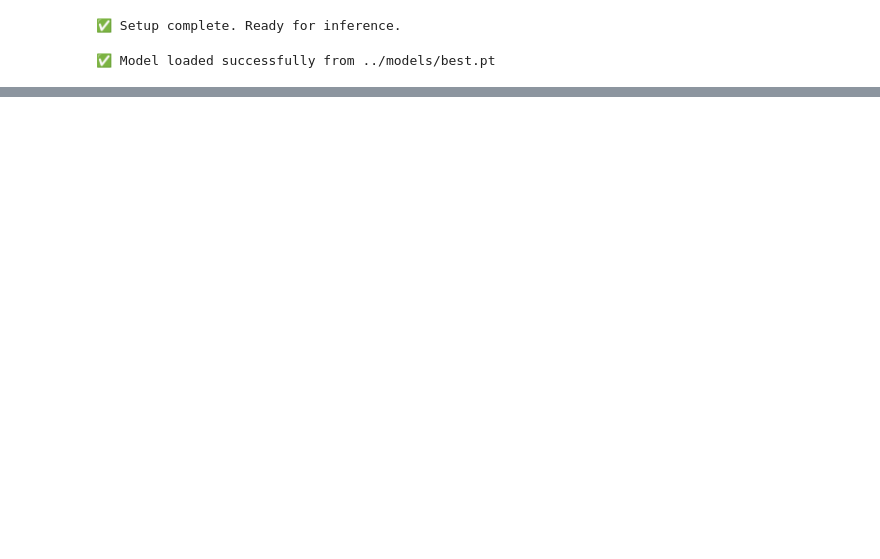
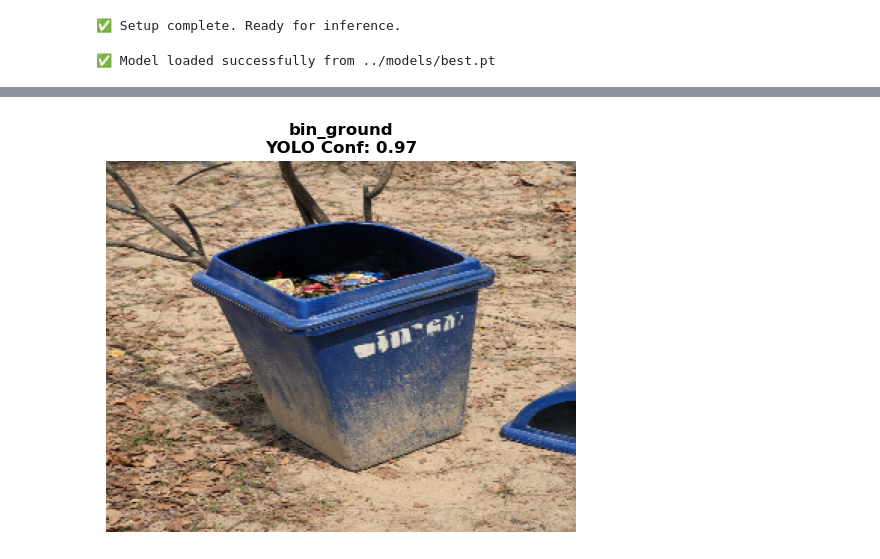
Before and after one commit to Ronit-k/SignalSprint, a Jupyter notebook: ml_backend/notebooks/pipeline.ipynb, the cells around one changed output, grey strips where cells are left out. Saved outputs shown, nothing was run; the diff lists cells and outputs as text; code cells hidden in the pictures; blank space fills up the shorter version.

Commit message:
pipeline update

```diff
--- a/ml_backend/notebooks/pipeline.ipynb
+++ b/ml_backend/notebooks/pipeline.ipynb
@@ -55,34 +55,73 @@ Speed: 1.6ms preprocess, 5.0ms inference, 0.4ms postprocess per image at shape (
 # %%
-# We will store our valid targets here for Stage 2 (the ViT processing)
-valid_targets = []
+import numpy as np
 
-# result.boxes contains all the bounding boxes found in the image
+# YOLO stores the original image array right in the result object (in BGR format)
+original_img = result.orig_img
+img_h, img_w = original_img.shape[:2]
+
+# Store our processed, padded crops here to pass to the ViT in Stage 2
+vit_inputs = []
+
+print("✂️ Processing YOLO detections and extracting 50% Halo crops...\n")
+
 for box in result.boxes:
-    # 1. Extract data
+    # 1. Extract raw data
     class_id = int(box.cls[0].item())
     confidence = float(box.conf[0].item())
     class_name = CLASS_NAMES[class_id]
 
-    # Get bounding box coordinates [x_min, y_min, x_max, y_max]
-    x1, y1, x2, y2 = map(int, box.xyxy[0].tolist())
-
-    # 2. THE SINK LOGIC: If it's a trap, we completely ignore it!
+    # 2. THE SINK LOGIC: Ignore trap objects immediately
     if class_name == "trap_object":
         print(f"🛡️ Ignored a {class_name} (Conf: {confidence:.2f})")
         continue
 
-    # 3. Process actual targets (Classes 0, 1, 2)
-    print(f"🎯 Valid Target Found: {class_name} (Conf: {confidence:.2f}) at [{x1}, {y1}, {x2}, {y2}]")
+    # 3. Get original bounding box coordinates
+    x1, y1, x2, y2 = map(float, box.xyxy[0].tolist())
+    bbox_w = x2 - x1
+    bbox_h = y2 - y1
 
-    # We save the cropped image of the bin for Stage 2
-    # cv2 loads images as numpy arrays, so we can just slice them!
-    original_img = cv2.imread(TEST_IMAGE_PATH)
-    cropped_bin = original_img[y1:y2, x1:x2]
+    # 4. 50% Halo Math (Add 25% padding on all 4 sides)
+    pad_x = bbox_w * 0.25
+    pad_y = bbox_h * 0.25
 
-    valid_targets.append({
-        "type": class_name,
-        "crop": cropped_bin,
-        "coords": (x1, y1, x2, y2)
-    })
+    # Calculate new bounds and clamp to image edges to prevent crashing
+    crop_x1 = int(max(0, x1 - pad_x))
+    crop_y1 = int(max(0, y1 - pad_y))
+    crop_x2 = int(min(img_w, x2 + pad_x))
+    crop_y2 = int(min(img_h, y2 + pad_y))
 
-print(f"\n✅ Stage 1 Complete. Passed {len(valid_targets)} valid bins to the pipeline.")
+    # 5. Extract the padded image slice
+    crop_img = original_img[crop_y1:crop_y2, crop_x1:crop_x2]
+
+    if crop_img.size > 0:
+        vit_inputs.append({
+            "type": class_name,
+            "confidence": confidence,
+            "crop": crop_img
+        })
+        print(f"🎯 Extracted Target: {class_name} | Padded Size: {crop_img.shape[1]}x{crop_img.shape[0]}")
+    else:
+        print(f"⚠️ Warning: Invalid crop calculated for {class_name}")
+
+# 6. Visualize the extracted ViT inputs side-by-side
+print("\n" + "="*50)
+if vit_inputs:
+    # Dynamically scale the plot based on how many bins were found
+    fig, axes = plt.subplots(1, len(vit_inputs), figsize=(5 * len(vit_inputs), 5))
+
+    # Handle the case where there's only one crop (matplotlib won't return an array of axes)
+    if len(vit_inputs) == 1:
+        axes = [axes]
+
+    for ax, item in zip(axes, vit_inputs):
+        # Convert OpenCV's BGR format to Matplotlib's RGB for accurate colors
+        img_rgb = cv2.cvtColor(item["crop"], cv2.COLOR_BGR2RGB)
+        ax.imshow(img_rgb)
+        ax.set_title(f"{item['type']}\nYOLO Conf: {item['confidence']:.2f}", fontsize=12, fontweight='bold')
+        ax.axis('off')
+
+    plt.tight_layout()
+    plt.show()
+else:
+    print("No valid target bins found in this image. (Only background or traps).")
+# %% [output]
@@ -88,0 +133 @@ print(f"\n✅ Stage 1 Complete. Passed {len(valid_targets)} valid bins to the pi
+[figure, added]
```
Also changed, not shown: parts of 2 cells of this notebook.
